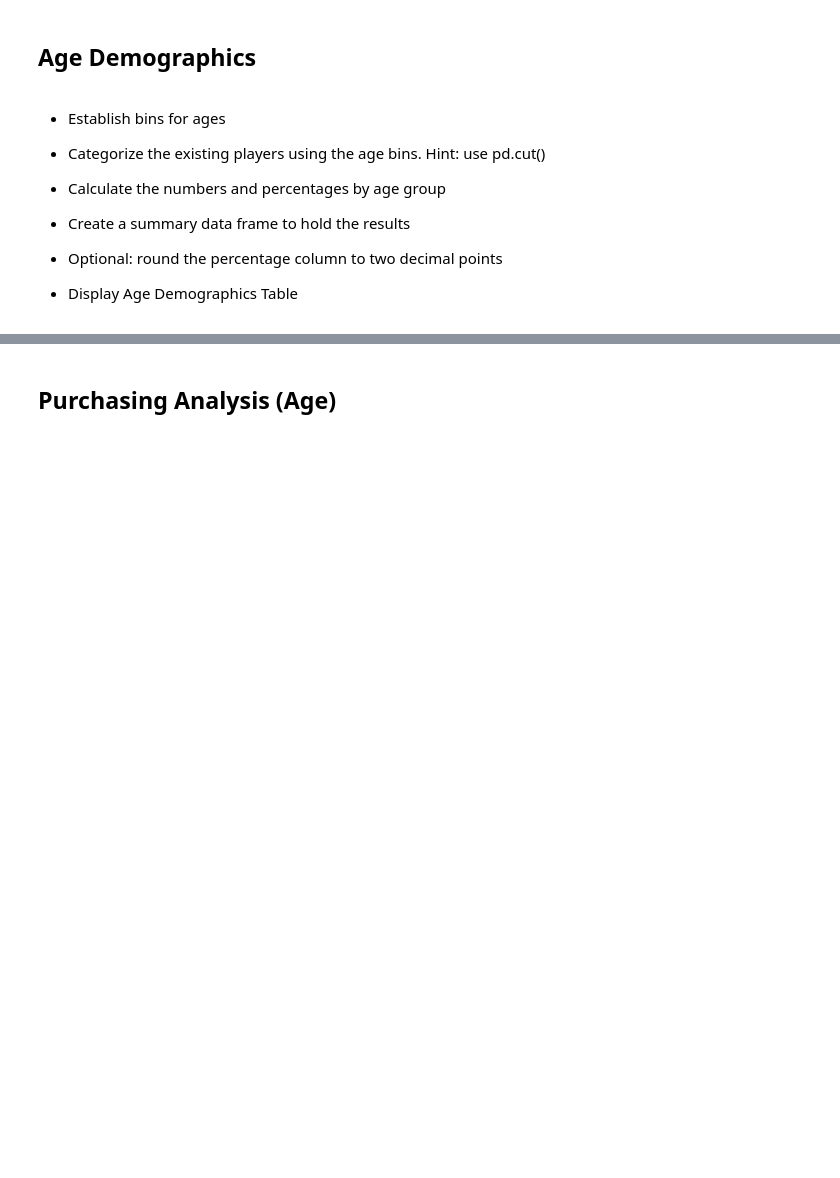
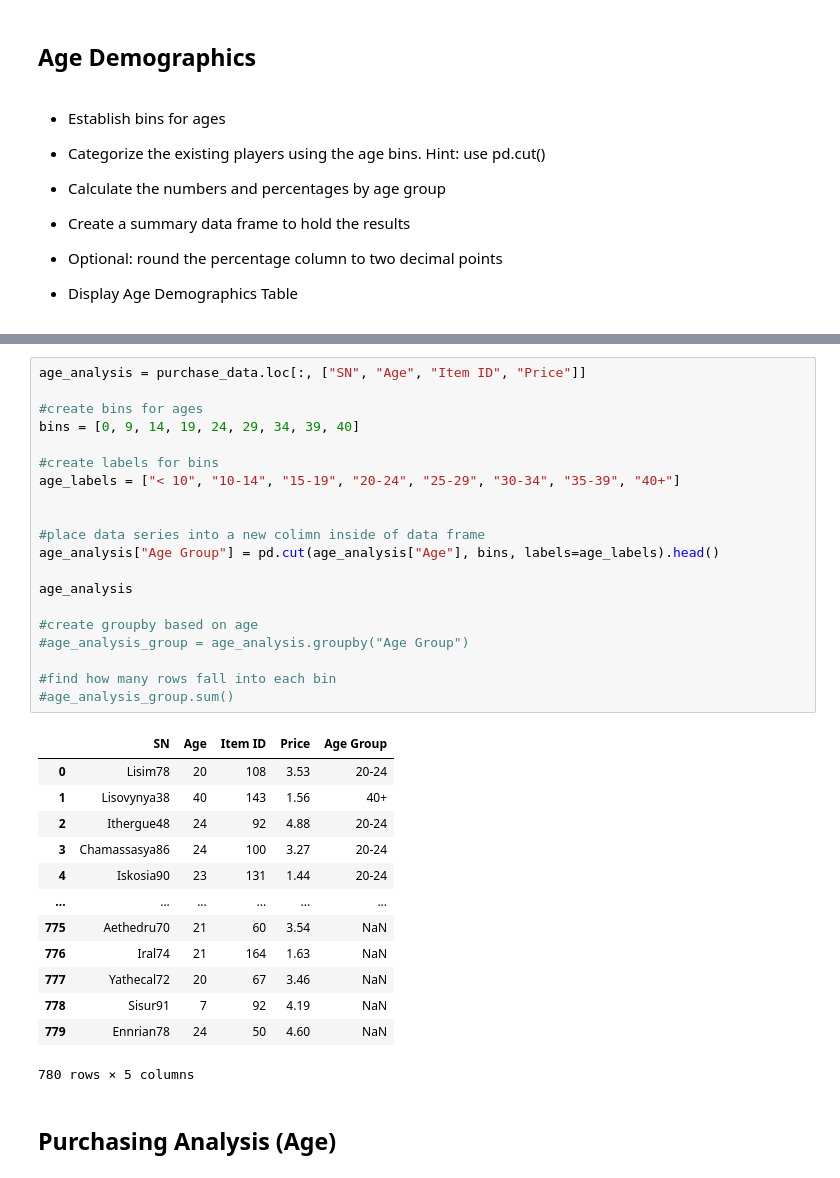
Before and after one commit to JCat3/pandas, a Jupyter notebook: HeoresofPymoli/HeroesOfPymoli_starter.ipynb, the cells around one changed output, grey strips where cells are left out. Cells and saved outputs as stored; diff of their text form; blank space fills up the shorter version.

Commit message:
created bins and labels and added age group column to data

```diff
--- a/HeoresofPymoli/HeroesOfPymoli_starter.ipynb
+++ b/HeoresofPymoli/HeroesOfPymoli_starter.ipynb
@@ -178,3 +165,37 @@ purchase_gender_data
+# %%
+age_analysis = purchase_data.loc[:, ["SN", "Age", "Item ID", "Price"]]
+
+#create bins for ages
+bins = [0, 9, 14, 19, 24, 29, 34, 39, 40]
+
+#create labels for bins
+age_labels = ["< 10", "10-14", "15-19", "20-24", "25-29", "30-34", "35-39", "40+"]
+
+
+#place data series into a new colimn inside of data frame
+age_analysis["Age Group"] = pd.cut(age_analysis["Age"], bins, labels=age_labels).head()
+
+age_analysis
+
+#create groupby based on age
+#age_analysis_group = age_analysis.groupby("Age Group")
+
+#find how many rows fall into each bin
+#age_analysis_group.sum()
+# %% [output]
+|  | SN | Age | Item ID | Price | Age Group |
+| 0 | Lisim78 | 20 | 108 | 3.53 | 20-24 |
+| 1 | Lisovynya38 | 40 | 143 | 1.56 | 40+ |
+| 2 | Ithergue48 | 24 | 92 | 4.88 | 20-24 |
+| 3 | Chamassasya86 | 24 | 100 | 3.27 | 20-24 |
+| 4 | Iskosia90 | 23 | 131 | 1.44 | 20-24 |
+| ... | ... | ... | ... | ... | ... |
+| 775 | Aethedru70 | 21 | 60 | 3.54 | NaN |
+| 776 | Iral74 | 21 | 164 | 1.63 | NaN |
+| 777 | Yathecal72 | 20 | 67 | 3.46 | NaN |
+| 778 | Sisur91 | 7 | 92 | 4.19 | NaN |
+| 779 | Ennrian78 | 24 | 50 | 4.60 | NaN |
+780 rows × 5 columns
 # %% [markdown]
 ## Purchasing Analysis (Age)
 # %% [markdown]
```
Also changed, not shown: parts of 4 cells of this notebook.
